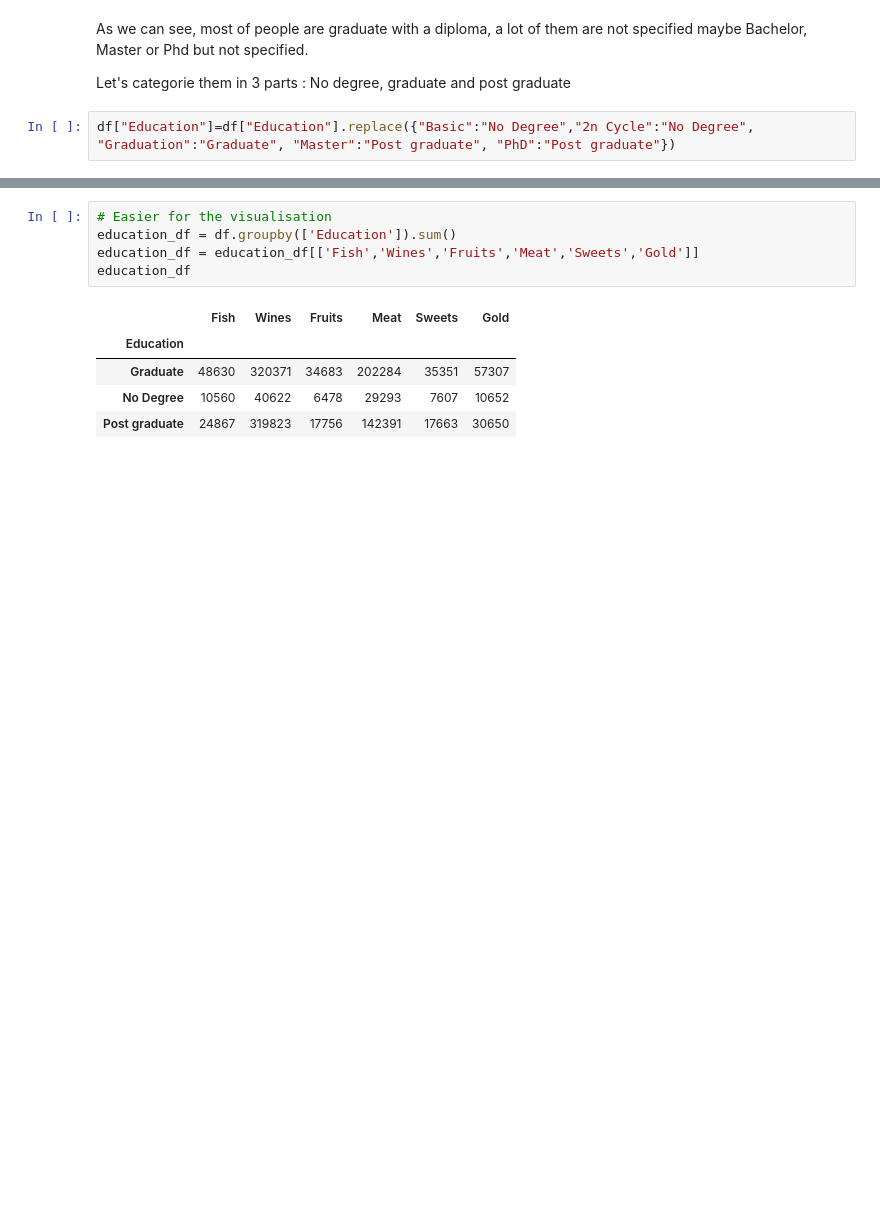
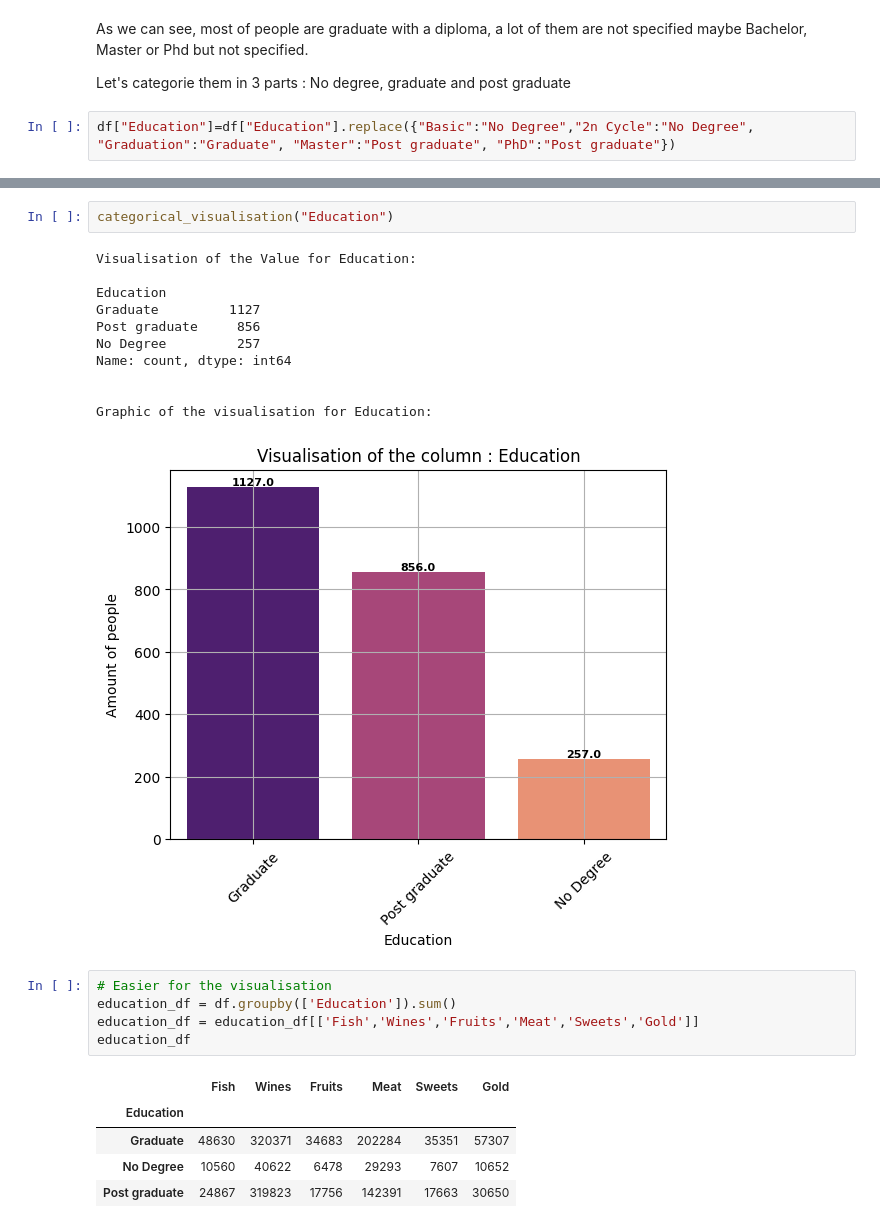
Before and after one commit to AurelienGgt/Customer-Personality-Analysis, a Jupyter notebook: Analyse.ipynb, the cells around one changed output, grey strips where cells are left out. Cells and saved outputs as stored; diff of their text form; blank space fills up the shorter version.

```diff
--- a/Analyse.ipynb
+++ b/Analyse.ipynb
@@ -163,3 +189,17 @@ df["Education"]=df["Education"].replace({"Basic":"No Degree","2n Cycle":"No Degr
+# %%
+categorical_visualisation("Education")
+# %% [output]
+Visualisation of the Value for Education:
+
+Education
+Graduate         1127
+Post graduate     856
+No Degree         257
+Name: count, dtype: int64
+
+
+Graphic of the visualisation for Education:
+[figure, added]
 # %%
 # Easier for the visualisation
 education_df = df.groupby(['Education']).sum()
```
Also changed, not shown: parts of 7 cells of this notebook.
